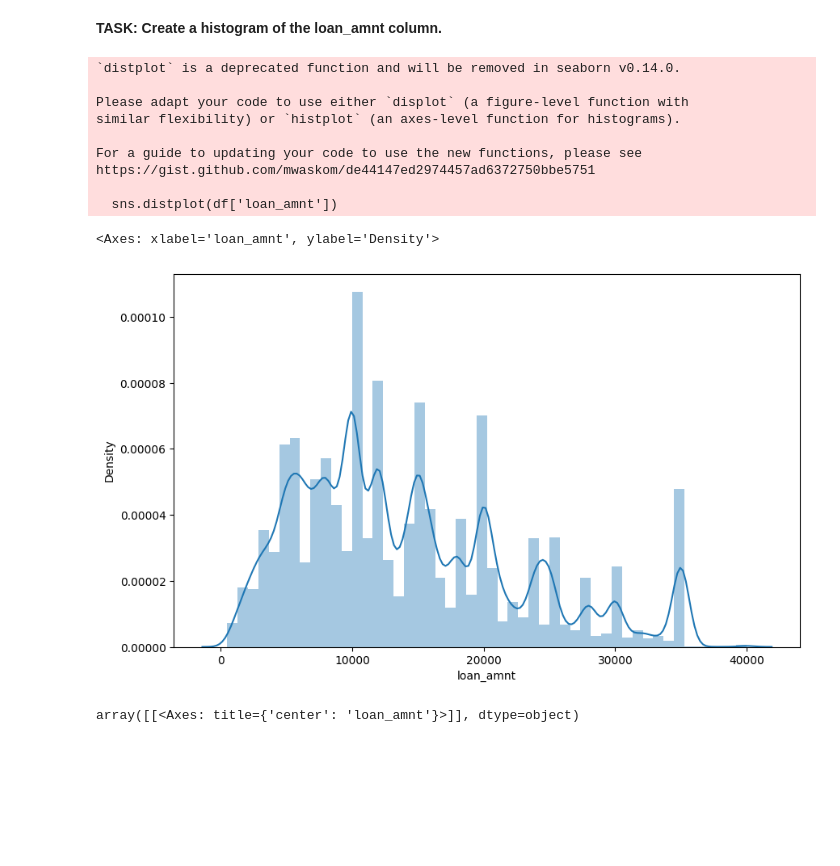
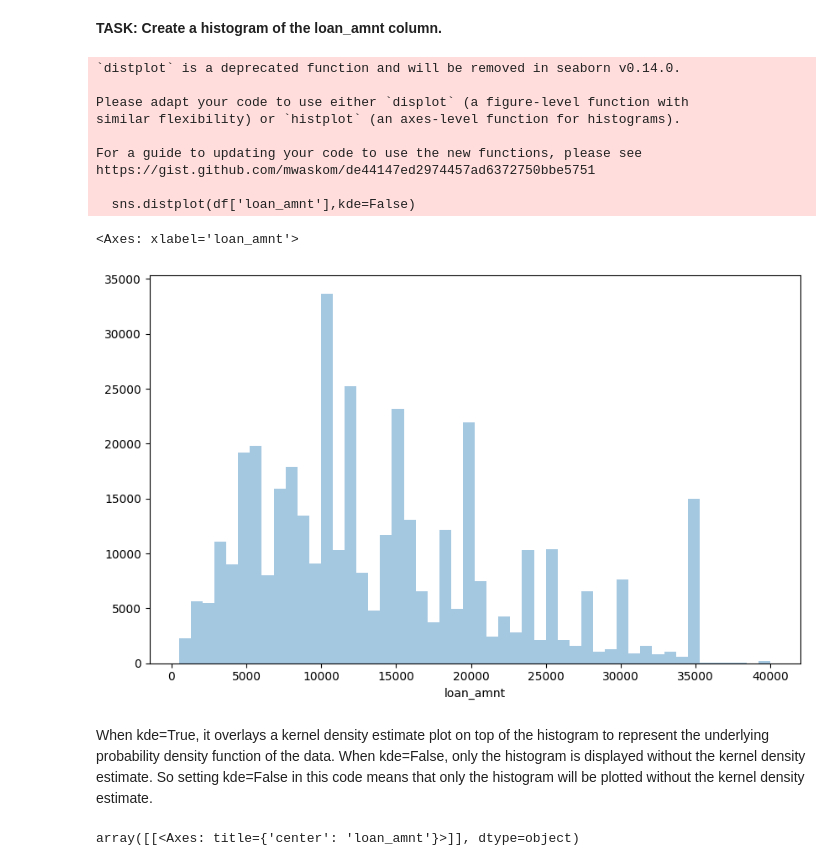
Before and after one commit to Ali-mohammadi-design/TensorFlow, a Jupyter notebook: Tensorflow_Comprehensive_Project_Lending_home_data_Exercise.ipynb, the cells around one changed output. Saved outputs shown, nothing was run; the diff lists cells and outputs as text; code cells hidden in the pictures; blank space fills up the shorter version.

```diff
--- a/Tensorflow_Comprehensive_Project_Lending_home_data_Exercise.ipynb
+++ b/Tensorflow_Comprehensive_Project_Lending_home_data_Exercise.ipynb
@@ -273,19 +273,21 @@ sns.countplot(data=df,x='loan_status')
 # %%
 # CODE HERE
 plt.figure(figsize = (10,6))
-sns.distplot(df['loan_amnt'])
+sns.distplot(df['loan_amnt'],kde=False)
 # %% [output]
 `distplot` is a deprecated function and will be removed in seaborn v0.14.0.
 
 Please adapt your code to use either `displot` (a figure-level function with
 similar flexibility) or `histplot` (an axes-level function for histograms).
 
 For a guide to updating your code to use the new functions, please see
 https://gist.github.com/mwaskom/de44147ed2974457ad6372750bbe5751
 
-  sns.distplot(df['loan_amnt'])
+  sns.distplot(df['loan_amnt'],kde=False)
-<Axes: xlabel='loan_amnt', ylabel='Density'>
+<Axes: xlabel='loan_amnt'>
-[figure, old version]
+[figure, new version]
+# %% [markdown]
+When kde=True, it overlays a kernel density estimate plot on top of the histogram to represent the underlying probability density function of the data. When kde=False, only the histogram is displayed without the kernel density estimate. So setting kde=False in this code means that only the histogram will be plotted without the kernel density estimate.
 # %%
 df.hist('loan_amnt')
 # %% [output]
```
Also changed, not shown: parts of 19 cells of this notebook.
